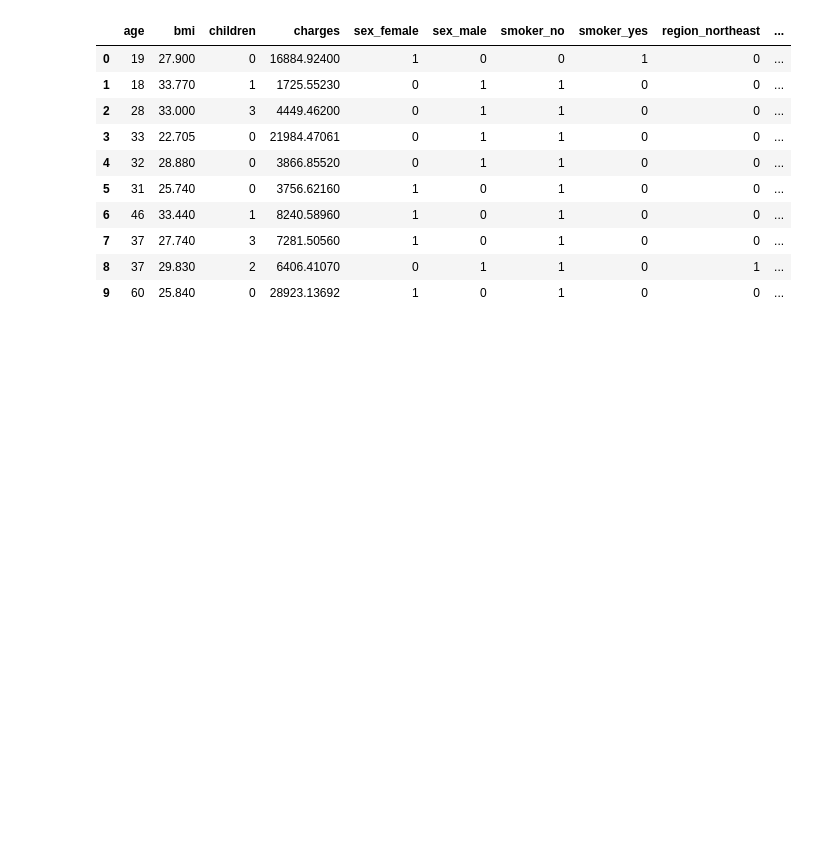
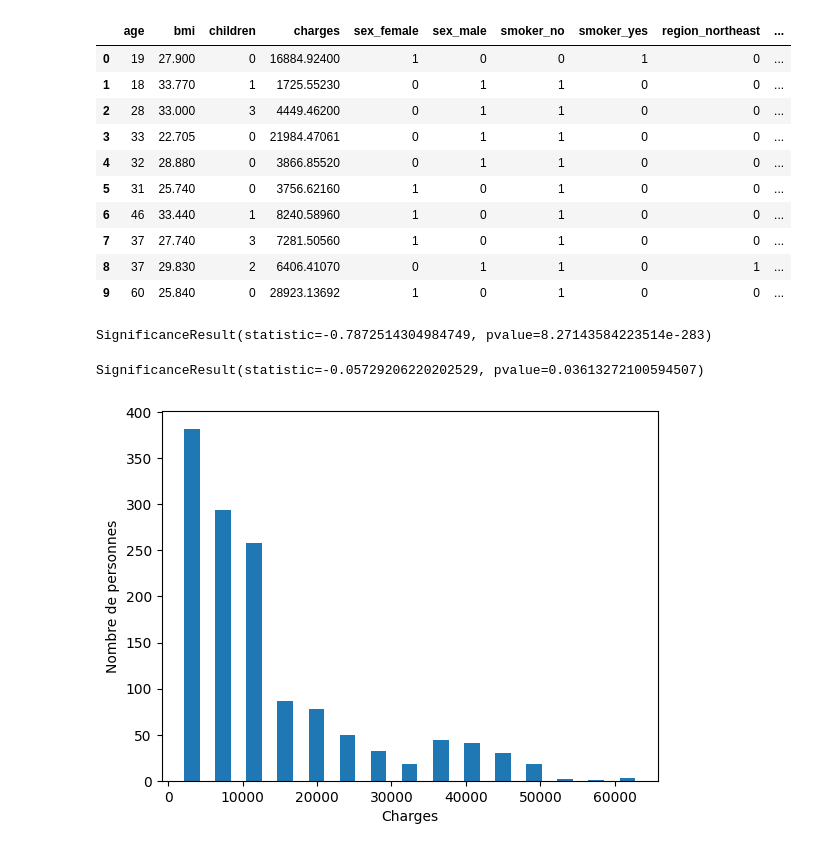
Before and after one commit to henzozhang/brief_prediction_assurance_leon_zouhair, a Jupyter notebook: data_analyste.ipynb, the cells around one changed output. Saved outputs shown, nothing was run; the diff lists cells and outputs as text; code cells hidden in the pictures; blank space fills up the shorter version.

```diff
--- a/data_analyste.ipynb
+++ b/data_analyste.ipynb
@@ -175,3 +178,22 @@ df_ready.head(10)
 | 7 | 37 | 27.740 | 3 | 7281.50560 | 1 | 0 | 1 | 0 | 0 | ... |
 | 8 | 37 | 29.830 | 2 | 6406.41070 | 0 | 1 | 1 | 0 | 1 | ... |
 | 9 | 60 | 25.840 | 0 | 28923.13692 | 1 | 0 | 1 | 0 | 0 | ... |
+# %%
+X = df_ready['smoker_no']
+y = df_ready['charges']
+stats.pointbiserialr(X, y)
+# %% [output]
+SignificanceResult(statistic=-0.7872514304984749, pvalue=8.27143584223514e-283)
+# %%
+X = df_ready['sex_female']
+y = df_ready['charges']
+stats.pointbiserialr(X, y)
+# %% [output]
+SignificanceResult(statistic=-0.05729206220202529, pvalue=0.03613272100594507)
+# %%
+plt.hist(df["charges"],rwidth=.5 ,bins=15)
+plt.xlabel("Charges")
+plt.ylabel("Nombre de personnes")
+plt.show()
+# %% [output]
+[figure, added]
```
Also changed, not shown: parts of 16 cells of this notebook, 5 other files.
